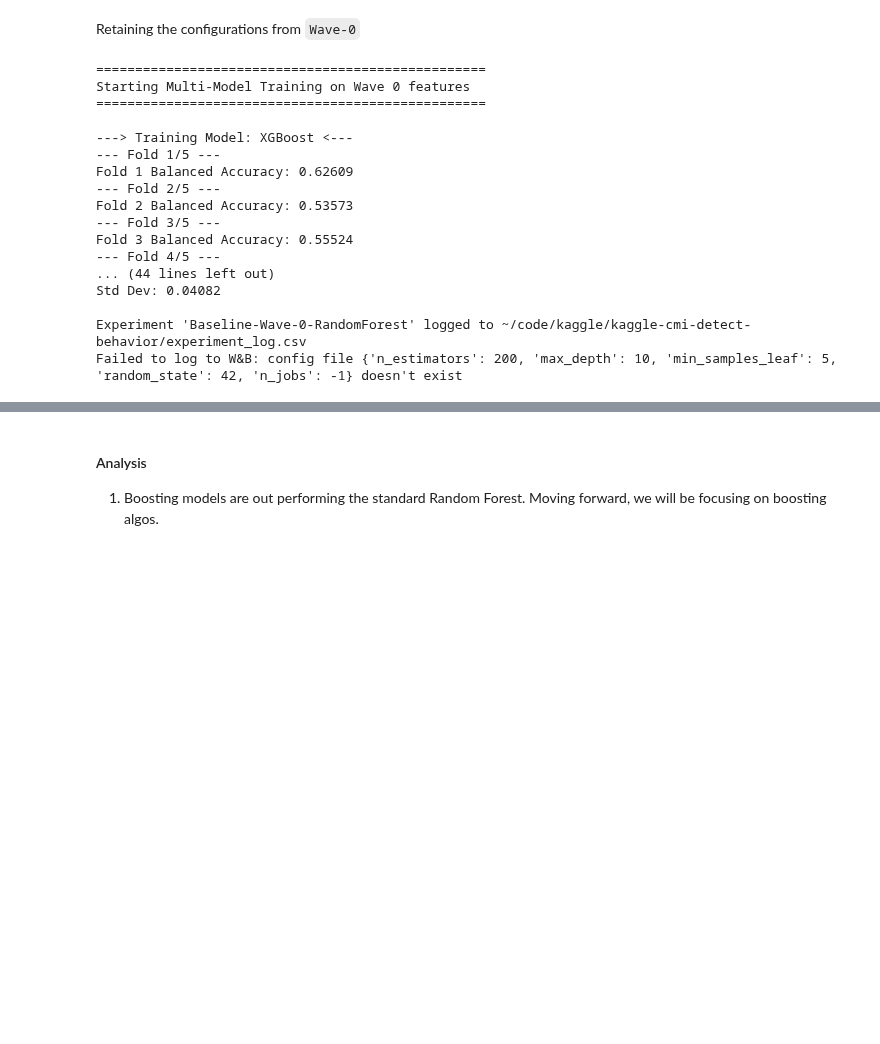
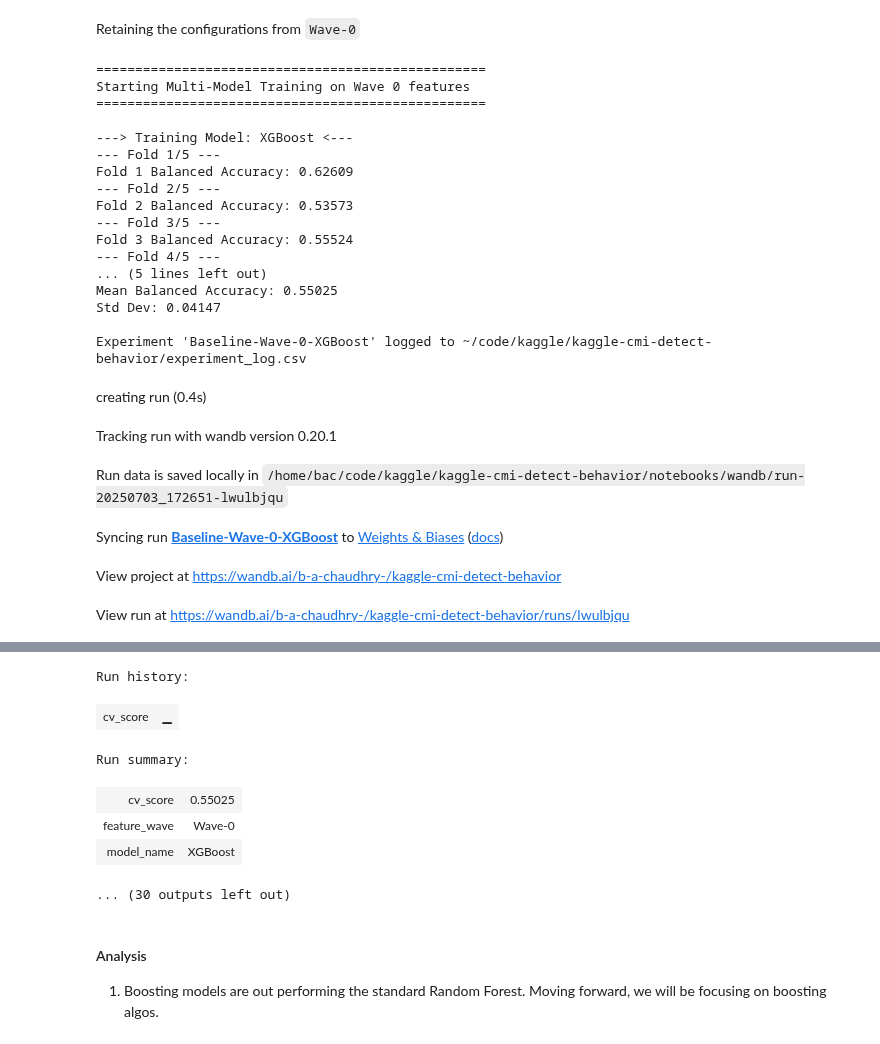
Before and after one commit to bachaudhry/kaggle-cmi-detect-behavior, a Jupyter notebook: notebooks/02-model-training.ipynb, the cells around one changed output, grey strips where cells are left out. Saved outputs shown, nothing was run; the diff lists cells and outputs as text; code cells hidden in the pictures; blank space fills up the shorter version.

Commit message:
Fix W&B tracking and re-run wave-0

```diff
--- a/notebooks/02-model-training.ipynb
+++ b/notebooks/02-model-training.ipynb
@@ -119,7 +119,7 @@ Feature engineering complete. Shape of features: (8151, 67)
 | SEQ_000018 | SUBJ_032165 | Forehead - pull hairline | 5.363715 | 1.627637 | 1.964844 | 6.832031 | 6.101562 | -1.397824 | ... |
 # %%
 #Config
-EXPERIMENT_NAME = "Baseline-Wave0-LGBM-2"
+EXPERIMENT_NAME = "Baseline-Wave0-LGBM-3"
 MODEL_NAME = "LightGBM"
 FEATURE_WAVE = "Wave-0"
 N_SPLITS = 5
@@ -318,7 +319,7 @@ for model_name, config in model_configs.items():
         model_name=model_name,
         feature_wave=FEATURE_WAVE,
         cv_score=mean_cv_score,
-        params=str(config['params']),
+        params=config['params'],
         notes=f"Multi model baseline run on Wave 0 features using standard CPU training."
     )
 # %% [output]
@@ -334,8 +335,14 @@ Fold 2 Balanced Accuracy: 0.53573
 --- Fold 3/5 ---
 Fold 3 Balanced Accuracy: 0.55524
 --- Fold 4/5 ---
-... (44 lines left out)
-Std Dev: 0.04082
+... (5 lines left out)
+Mean Balanced Accuracy: 0.55025
+Std Dev: 0.04147
 
-Experiment 'Baseline-Wave-0-RandomForest' logged to ~/code/kaggle/kaggle-cmi-detect-behavior/experiment_log.csv
-Failed to log to W&B: config file {'n_estimators': 200, 'max_depth': 10, 'min_samples_leaf': 5, 'random_state': 42, 'n_jobs': -1} doesn't exist
+Experiment 'Baseline-Wave-0-XGBoost' logged to ~/code/kaggle/kaggle-cmi-detect-behavior/experiment_log.csv
+creating run (0.4s)
+Tracking run with wandb version 0.20.1
+Run data is saved locally in /home/bac/code/kaggle/kaggle-cmi-detect-behavior/notebooks/wandb/run-20250703_172651-lwulbjqu
+Syncing run Baseline-Wave-0-XGBoost to Weights & Biases (docs)
+View project at https://wandb.ai/b-a-chaudhry-/kaggle-cmi-detect-behavior
+View run at https://wandb.ai/b-a-chaudhry-/kaggle-cmi-detect-behavior/runs/lwulbjqu
@@ -342,3 +350,10 @@ Failed to log to W&B: config file {'n_estimators': 200, 'max_depth': 10, 'min_sa
+Run history:
+| cv_score | ▁ |
+Run summary:
+| cv_score | 0.55025 |
+| feature_wave | Wave-0 |
+| model_name | XGBoost |
+... (30 outputs left out)
 # %% [markdown]
 #### Analysis
 
```
Also changed, not shown: parts of 2 cells of this notebook, 1 other file.
